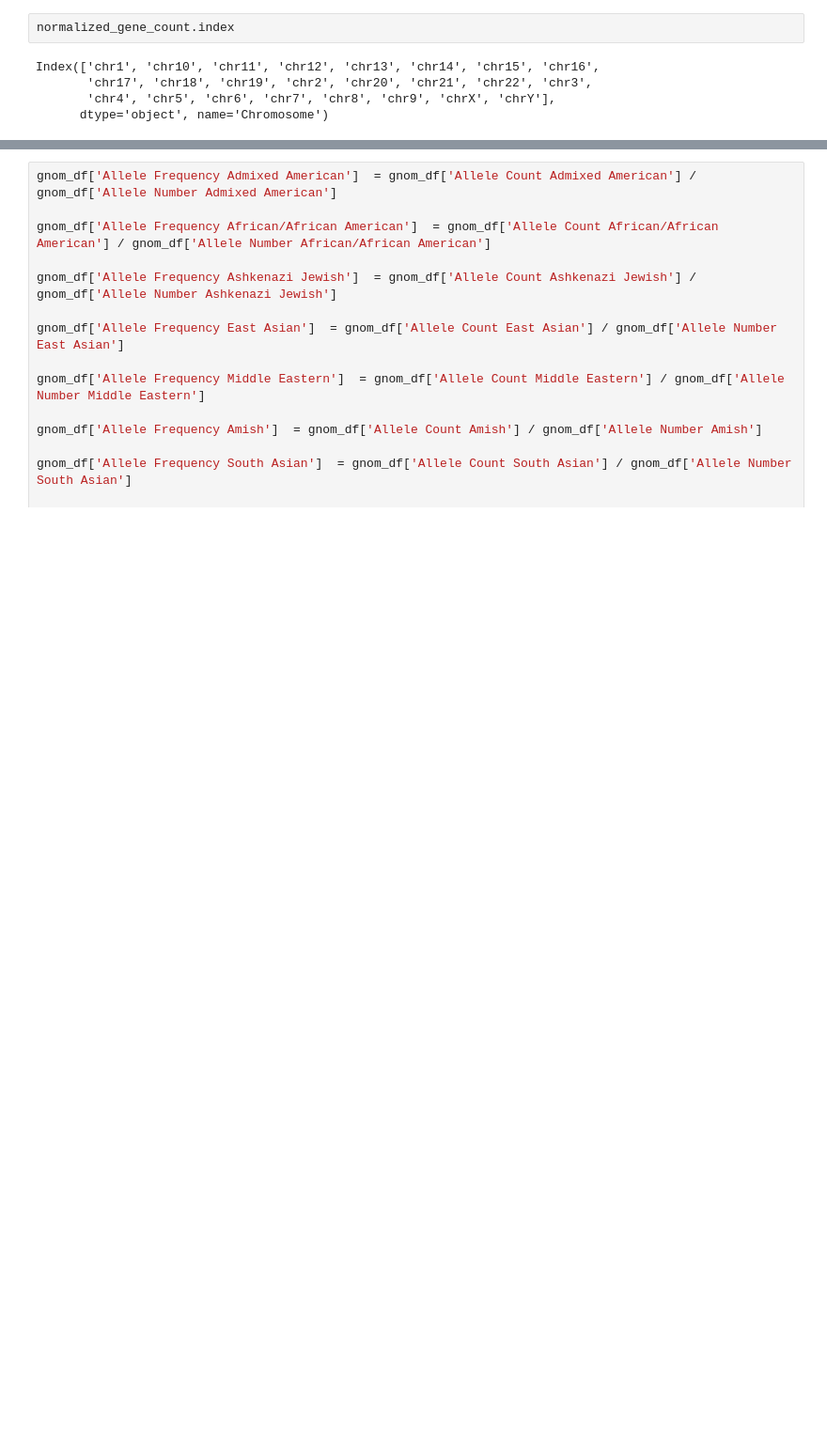
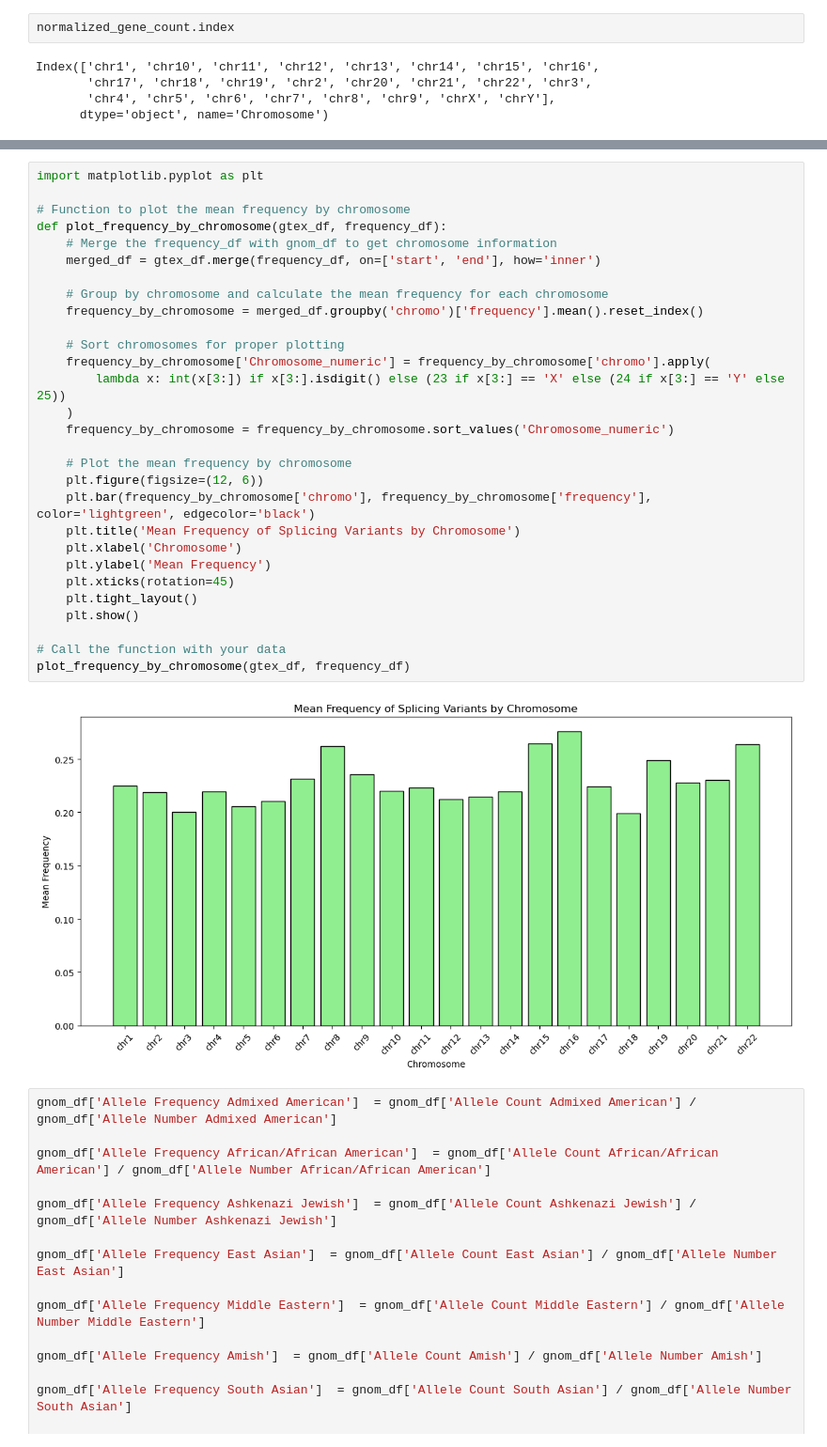
Before and after one commit to yuxinsun-wpi/gnomRegulatory, a Jupyter notebook: gnomad-chr-splicing_region_variants.ipynb, the cells around one changed output, grey strips where cells are left out. Shown at 94% size. Cells and saved outputs as stored; diff of their text form; blank space fills up the shorter version.

```diff
--- a/gnomad-chr-splicing_region_variants.ipynb
+++ b/gnomad-chr-splicing_region_variants.ipynb
@@ -83,3 +167,34 @@ Index(['chr1', 'chr10', 'chr11', 'chr12', 'chr13', 'chr14', 'chr15', 'chr16',
+# %%
+import matplotlib.pyplot as plt
+
+# Function to plot the mean frequency by chromosome
+def plot_frequency_by_chromosome(gtex_df, frequency_df):
+    # Merge the frequency_df with gnom_df to get chromosome information
+    merged_df = gtex_df.merge(frequency_df, on=['start', 'end'], how='inner')
+
+    # Group by chromosome and calculate the mean frequency for each chromosome
+    frequency_by_chromosome = merged_df.groupby('chromo')['frequency'].mean().reset_index()
+
+    # Sort chromosomes for proper plotting
+    frequency_by_chromosome['Chromosome_numeric'] = frequency_by_chromosome['chromo'].apply(
+        lambda x: int(x[3:]) if x[3:].isdigit() else (23 if x[3:] == 'X' else (24 if x[3:] == 'Y' else 25))
+    )
+    frequency_by_chromosome = frequency_by_chromosome.sort_values('Chromosome_numeric')
+
+    # Plot the mean frequency by chromosome
+    plt.figure(figsize=(12, 6))
+    plt.bar(frequency_by_chromosome['chromo'], frequency_by_chromosome['frequency'], color='lightgreen', edgecolor='black')
+    plt.title('Mean Frequency of Splicing Variants by Chromosome')
+    plt.xlabel('Chromosome')
+    plt.ylabel('Mean Frequency')
+    plt.xticks(rotation=45)
+    plt.tight_layout()
+    plt.show()
+
+# Call the function with your data
+plot_frequency_by_chromosome(gtex_df, frequency_df)
+# %% [output]
+[figure, added]
 # %%
 gnom_df['Allele Frequency Admixed American']  = gnom_df['Allele Count Admixed American'] / gnom_df['Allele Number Admixed American']
 
```
Also changed, not shown: parts of 5 cells of this notebook.
